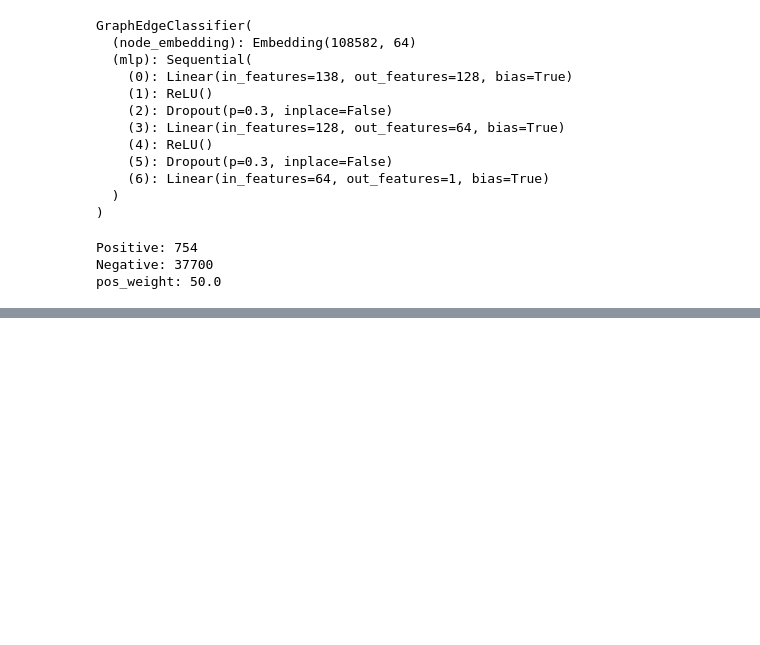
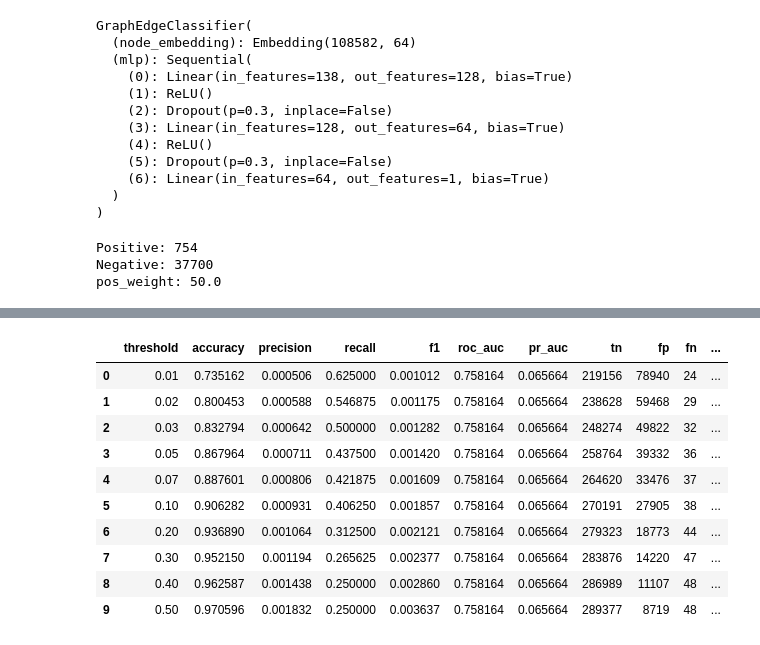
Before and after one commit to aryakasyahrezki/nft-wash-trading-detection, a Jupyter notebook: stephen code/notebooks/06_train_graph_class_weight.ipynb, the cells around one changed output, grey strips where cells are left out. Cells and saved outputs as stored; diff of their text form; code cells hidden in the pictures; blank space fills up the shorter version.

Commit message:
feat(evaluation): add threshold tuning and stage-2 fraud filtering analysis

```diff
--- a/stephen code/notebooks/06_train_graph_class_weight.ipynb
+++ b/stephen code/notebooks/06_train_graph_class_weight.ipynb
@@ -353,0 +354,37 @@ Confusion Matrix:
+# %%
+threshold_results = []
+
+thresholds = [0.01, 0.02, 0.03, 0.05, 0.07, 0.1, 0.2, 0.3, 0.4, 0.5]
+
+for t in thresholds:
+    m = evaluate(model, test_loader, threshold=t)
+    cm = m["confusion_matrix"]
+
+    threshold_results.append({
+        "threshold": t,
+        "accuracy": m["accuracy"],
+        "precision": m["precision"],
+        "recall": m["recall"],
+        "f1": m["f1"],
+        "roc_auc": m["roc_auc"],
+        "pr_auc": m["pr_auc"],
+        "tn": cm[0, 0],
+        "fp": cm[0, 1],
+        "fn": cm[1, 0],
+        "tp": cm[1, 1],
+    })
+
+threshold_df = pd.DataFrame(threshold_results)
+threshold_df
+# %% [output]
+|  | threshold | accuracy | precision | recall | f1 | roc_auc | pr_auc | tn | fp | fn | ... |
+| 0 | 0.01 | 0.735162 | 0.000506 | 0.625000 | 0.001012 | 0.758164 | 0.065664 | 219156 | 78940 | 24 | ... |
+| 1 | 0.02 | 0.800453 | 0.000588 | 0.546875 | 0.001175 | 0.758164 | 0.065664 | 238628 | 59468 | 29 | ... |
+| 2 | 0.03 | 0.832794 | 0.000642 | 0.500000 | 0.001282 | 0.758164 | 0.065664 | 248274 | 49822 | 32 | ... |
+| 3 | 0.05 | 0.867964 | 0.000711 | 0.437500 | 0.001420 | 0.758164 | 0.065664 | 258764 | 39332 | 36 | ... |
+| 4 | 0.07 | 0.887601 | 0.000806 | 0.421875 | 0.001609 | 0.758164 | 0.065664 | 264620 | 33476 | 37 | ... |
+| 5 | 0.10 | 0.906282 | 0.000931 | 0.406250 | 0.001857 | 0.758164 | 0.065664 | 270191 | 27905 | 38 | ... |
+| 6 | 0.20 | 0.936890 | 0.001064 | 0.312500 | 0.002121 | 0.758164 | 0.065664 | 279323 | 18773 | 44 | ... |
+| 7 | 0.30 | 0.952150 | 0.001194 | 0.265625 | 0.002377 | 0.758164 | 0.065664 | 283876 | 14220 | 47 | ... |
+| 8 | 0.40 | 0.962587 | 0.001438 | 0.250000 | 0.002860 | 0.758164 | 0.065664 | 286989 | 11107 | 48 | ... |
+| 9 | 0.50 | 0.970596 | 0.001832 | 0.250000 | 0.003637 | 0.758164 | 0.065664 | 289377 | 8719 | 48 | ... |
```
Also changed, not shown: parts of 9 cells of this notebook, 1 other file.
